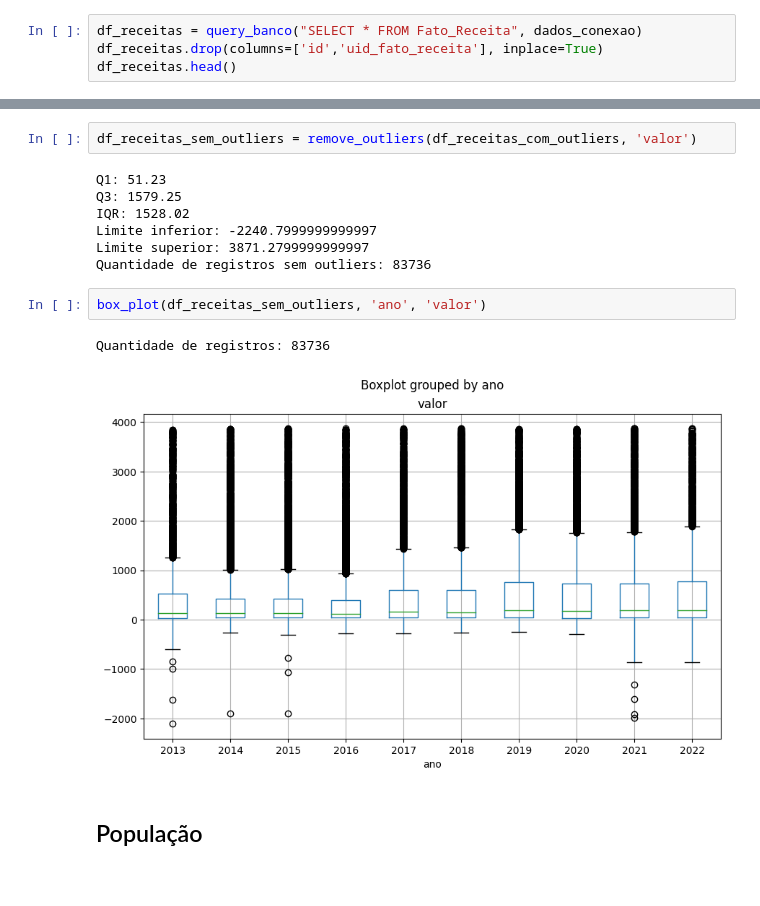
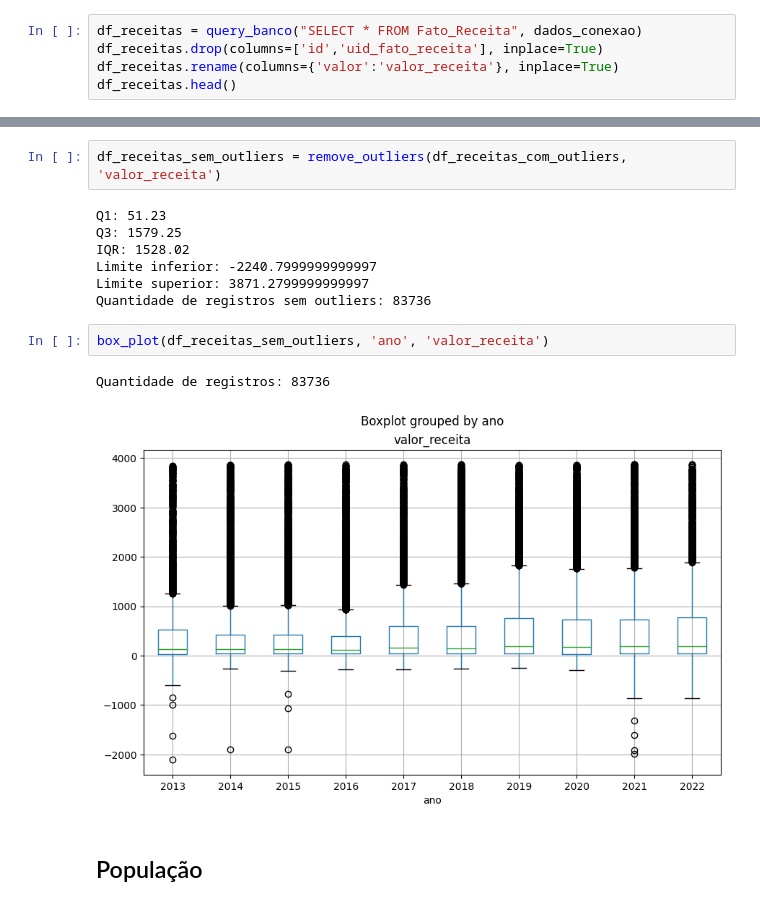
Before and after one commit to AllysonAbreu/neural_network_studies, a Jupyter notebook: notebooks/v2/rede_neural_dados_nuvem.ipynb, the cells around one changed output, grey strips where cells are left out. Cells and saved outputs as stored; diff of their text form.

```diff
--- a/notebooks/v2/rede_neural_dados_nuvem.ipynb
+++ b/notebooks/v2/rede_neural_dados_nuvem.ipynb
@@ -33,5 +33,6 @@ def query_banco(query, dados_conexao):
 # %%
 df_receitas = query_banco("SELECT * FROM Fato_Receita", dados_conexao)
 df_receitas.drop(columns=['id','uid_fato_receita'], inplace=True)
+df_receitas.rename(columns={'valor':'valor_receita'}, inplace=True)
 df_receitas.head()
 # %% [output]
@@ -157,5 +181,5 @@ Quantidade de registros: 102293
 # %%
-df_receitas_sem_outliers = remove_outliers(df_receitas_com_outliers, 'valor')
+df_receitas_sem_outliers = remove_outliers(df_receitas_com_outliers, 'valor_receita')
 # %% [output]
 Q1: 51.23
 Q3: 1579.25
@@ -164,10 +188,10 @@ Limite inferior: -2240.7999999999997
 Limite superior: 3871.2799999999997
 Quantidade de registros sem outliers: 83736
 # %%
-box_plot(df_receitas_sem_outliers, 'ano', 'valor')
+box_plot(df_receitas_sem_outliers, 'ano', 'valor_receita')
 # %% [output]
 Quantidade de registros: 83736
-[figure, old version]
+[figure, new version]
 # %% [markdown]
 ## População
 # %%
```
Also changed, not shown: parts of 31 cells of this notebook.
